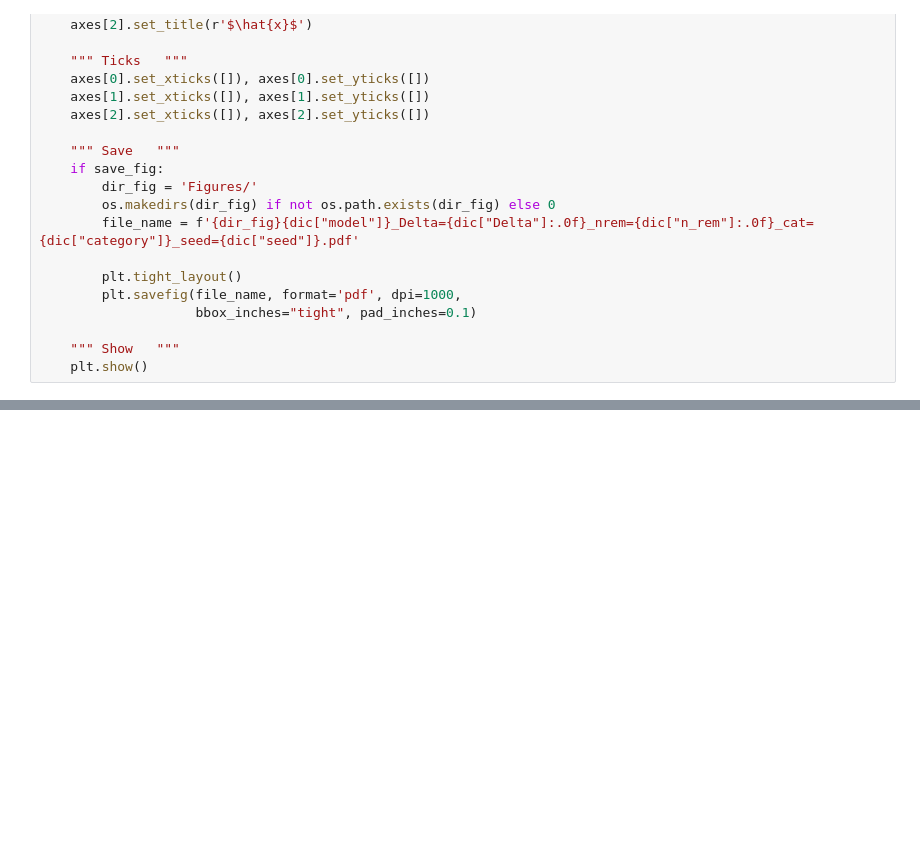
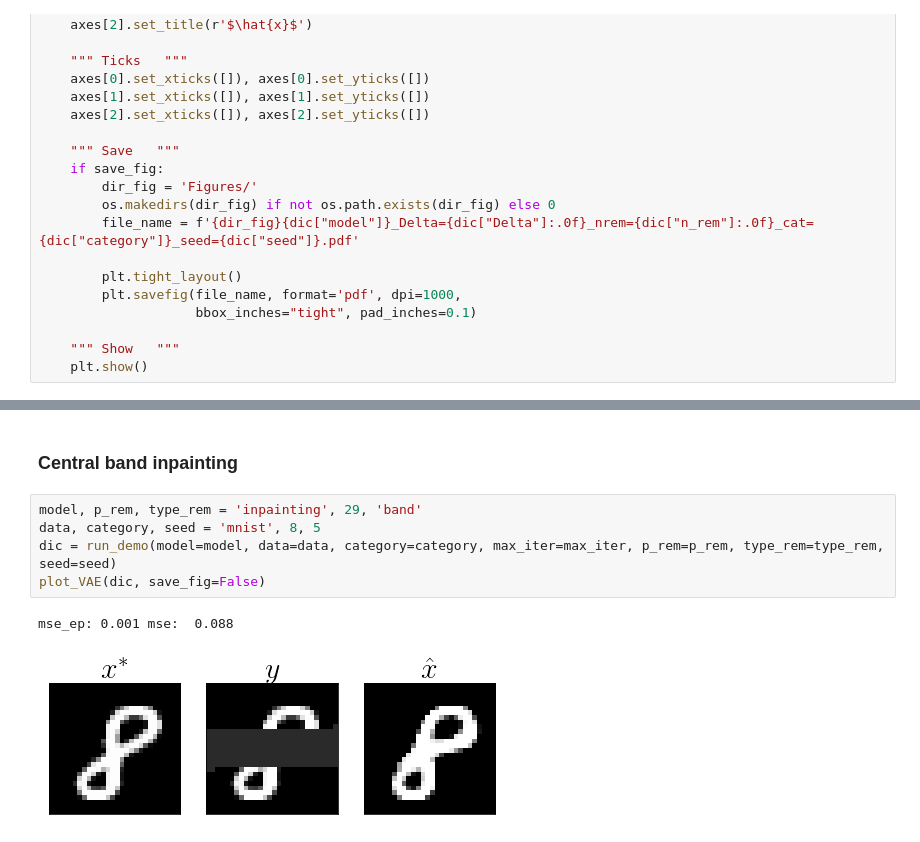
Before and after one commit to benjaminaubin/tramp_examples, a Jupyter notebook: inpainting_denoising_VAE.ipynb, the cells around one changed output, grey strips where cells are left out. Drawn from its saved outputs; the diff is of its cells as text; blank space fills up the shorter version.

```diff
--- a/inpainting_denoising_VAE.ipynb
+++ b/inpainting_denoising_VAE.ipynb
@@ -78,0 +108,10 @@ def plot_VAE(dic, save_fig=False):
+# %% [markdown]
+### Central band inpainting
+# %%
+model, p_rem, type_rem = 'inpainting', 29, 'band'
+data, category, seed = 'mnist', 8, 5
+dic = run_demo(model=model, data=data, category=category, max_iter=max_iter, p_rem=p_rem, type_rem=type_rem, seed=seed)
+plot_VAE(dic, save_fig=False)
+# %% [output]
+mse_ep: 0.001 mse:  0.088
+[figure, added]
```
Also changed, not shown: parts of 19 cells of this notebook, 2 other files.
